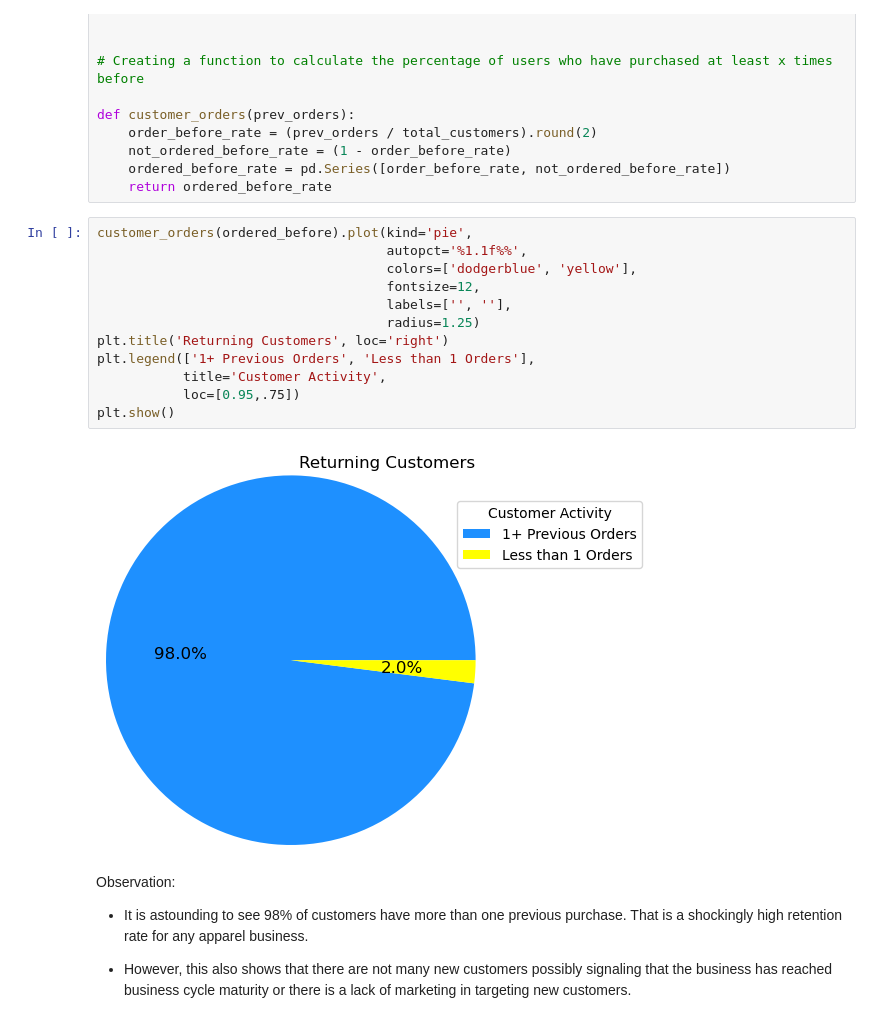
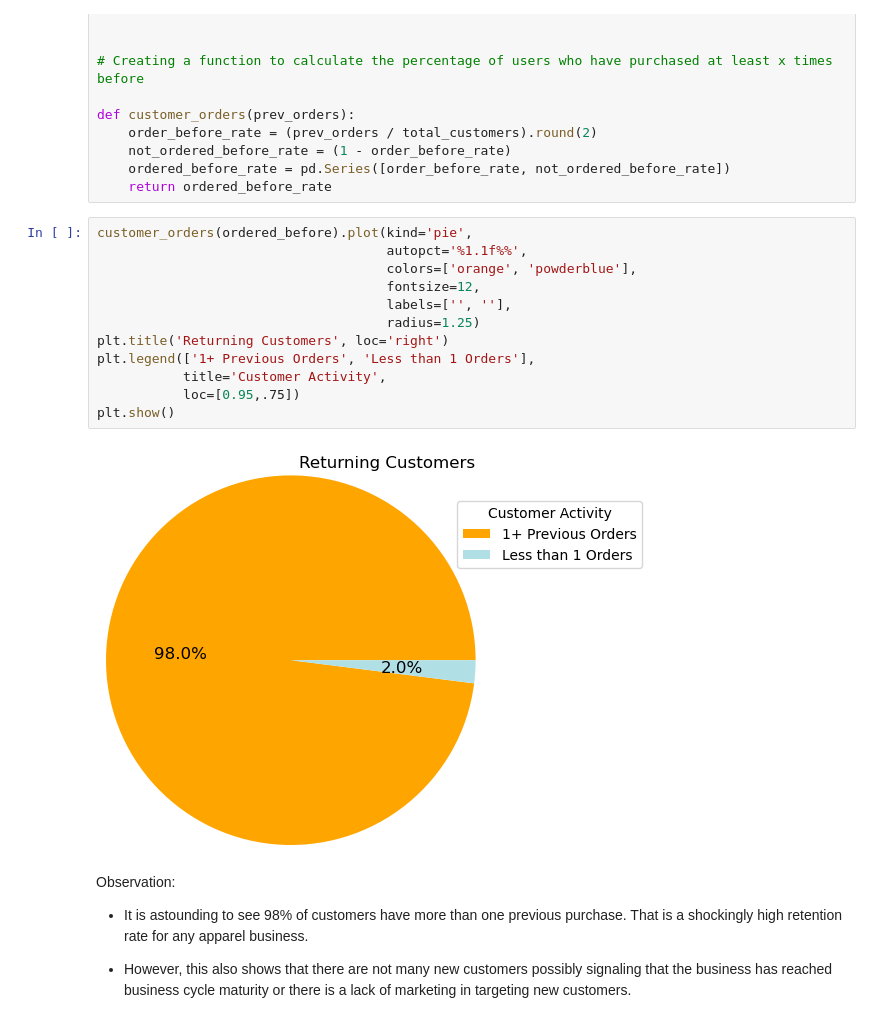
Before and after one commit to jasondo-da/shopping_behavior_analysis, a Jupyter notebook: shopping_behavior_analysis.ipynb, the cells around one changed output. Drawn from its saved outputs; the diff is of its cells as text.

```diff
--- a/shopping_behavior_analysis.ipynb
+++ b/shopping_behavior_analysis.ipynb
@@ -862,17 +949,17 @@ def customer_orders(prev_orders):
 # %%
 customer_orders(ordered_before).plot(kind='pie',
                                      autopct='%1.1f%%',
-                                     colors=['dodgerblue', 'yellow'],
+                                     colors=['orange', 'powderblue'],
                                      fontsize=12,
                                      labels=['', ''],
                                      radius=1.25)
 plt.title('Returning Customers', loc='right')
 plt.legend(['1+ Previous Orders', 'Less than 1 Orders'],
            title='Customer Activity',
            loc=[0.95,.75])
 plt.show()
 # %% [output]
-[figure, old version]
+[figure, new version]
 # %% [markdown]
 Observation:
 
```
Also changed, not shown: parts of 33 cells of this notebook.
